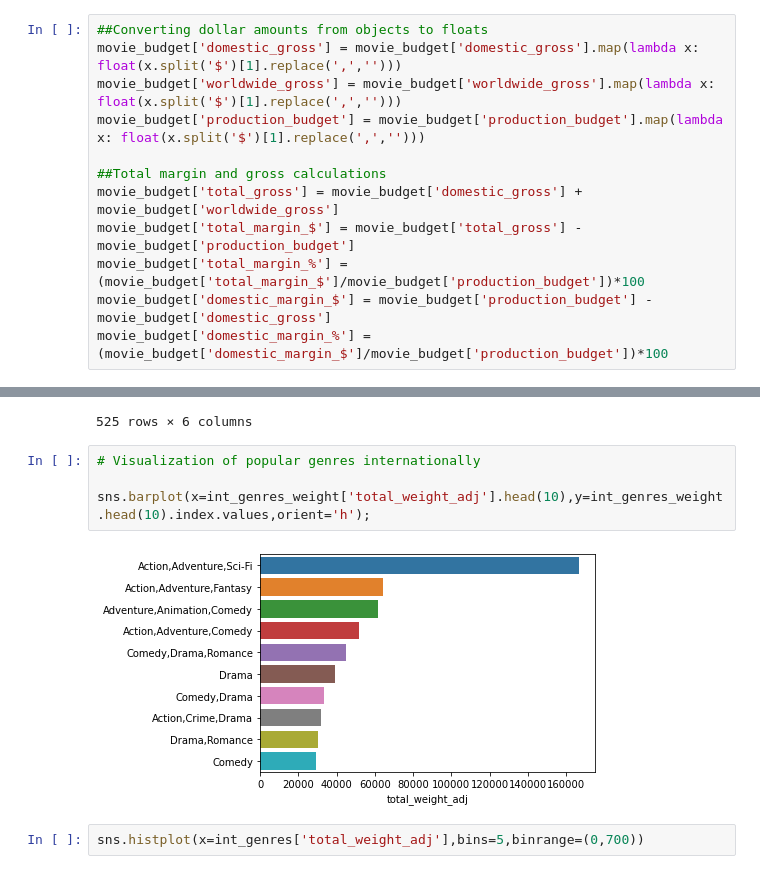
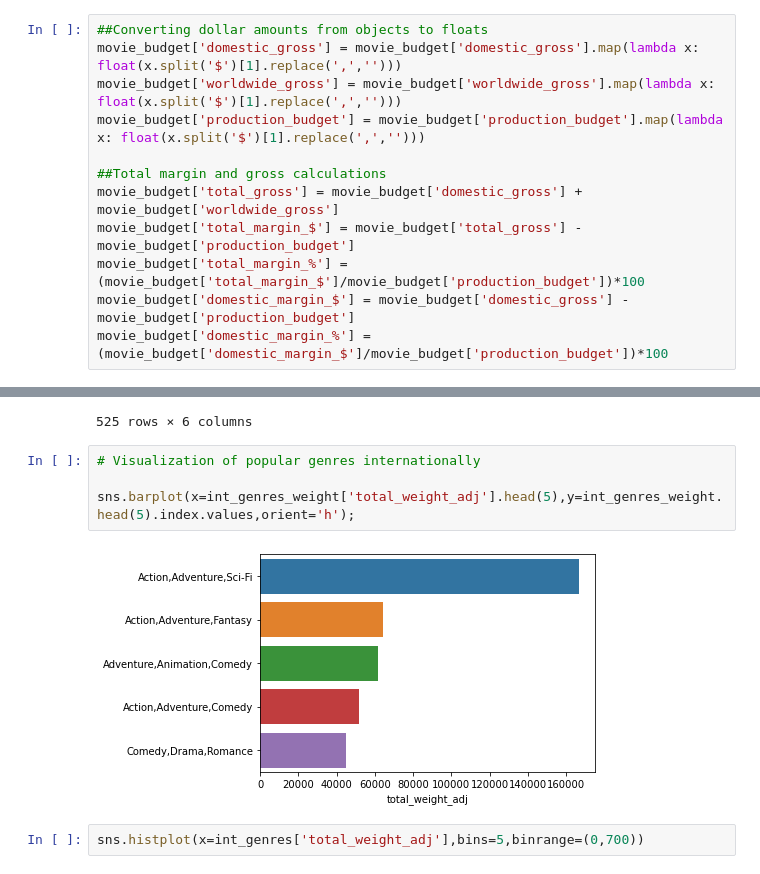
Before and after one commit to brandmend/MovieDataProject, a Jupyter notebook: Movie_Notebook_v2.ipynb, the cells around one changed output, grey strips where cells are left out. Saved outputs shown, nothing was run; the diff lists cells and outputs as text.

```diff
--- a/Movie_Notebook_v2.ipynb
+++ b/Movie_Notebook_v2.ipynb
@@ -201,7 +201,7 @@ movie_budget['production_budget'] = movie_budget['production_budget'].map(lambda
 movie_budget['total_gross'] = movie_budget['domestic_gross'] + movie_budget['worldwide_gross']
 movie_budget['total_margin_$'] = movie_budget['total_gross'] - movie_budget['production_budget']
 movie_budget['total_margin_%'] = (movie_budget['total_margin_$']/movie_budget['production_budget'])*100
-movie_budget['domestic_margin_$'] = movie_budget['production_budget'] - movie_budget['domestic_gross']
+movie_budget['domestic_margin_$'] = movie_budget['domestic_gross'] - movie_budget['production_budget']
 movie_budget['domestic_margin_%'] = (movie_budget['domestic_margin_$']/movie_budget['production_budget'])*100
 # %%
 movie_budget.info()
@@ -931,9 +933,9 @@ int_genres_weight
 # %%
 # Visualization of popular genres internationally
 
-sns.barplot(x=int_genres_weight['total_weight_adj'].head(10),y=int_genres_weight.head(10).index.values,orient='h');
+sns.barplot(x=int_genres_weight['total_weight_adj'].head(5),y=int_genres_weight.head(5).index.values,orient='h');
 # %% [output]
-[figure, old version]
+[figure, new version]
 # %%
 sns.histplot(x=int_genres['total_weight_adj'],bins=5,binrange=(0,700))
 # %% [output]
```
Also changed, not shown: parts of 61 cells of this notebook.
